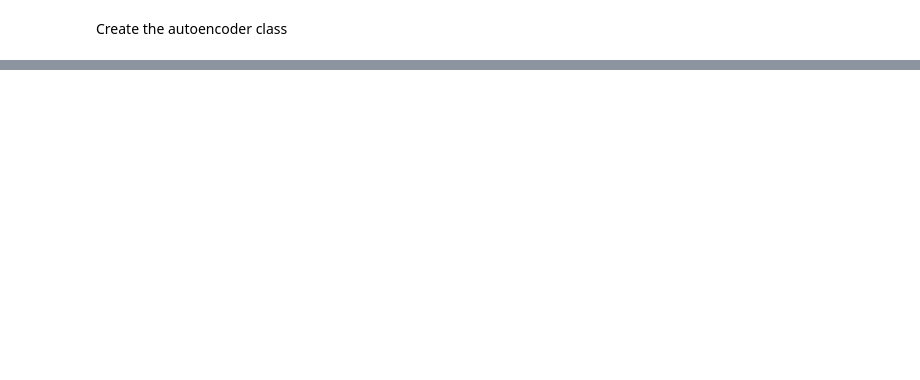
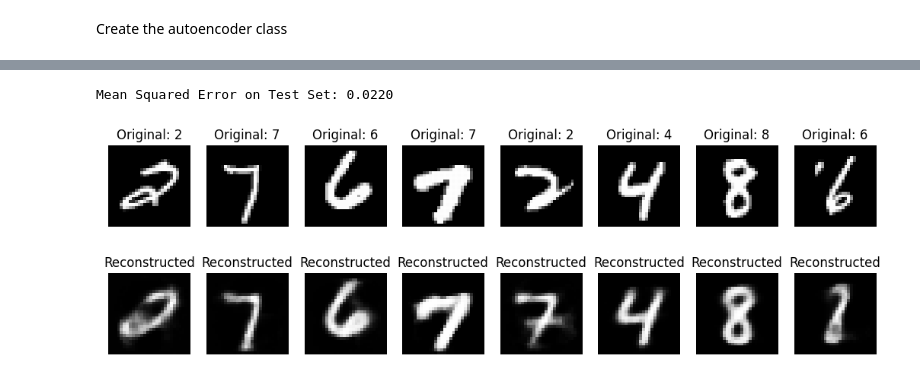
Before and after one commit to Hr15h1/da_assignment_III, a Jupyter notebook: nb_01.ipynb, the cells around one changed output, grey strips where cells are left out. Cells and saved outputs as stored; diff of their text form; code cells hidden in the pictures; blank space fills up the shorter version.

```diff
--- a/nb_01.ipynb
+++ b/nb_01.ipynb
@@ -389,0 +337,22 @@ for epoch in range(epochs):
+# %%
+class AutoEncoder(Model):
+    def __init__(self):
+        super().__init__()
+        self.encoder = Sequential([
+            layers.Dense(128, activation='relu', input_shape=(784,)),
+            layers.Dense(64, activation='relu'),
+            layers.Dense(32, activation='relu'),
+            layers.Dense(8, activation='relu') #latent space
+        ])
+
+        self.decoder = Sequential([
+            layers.Dense(32, activation='relu', input_shape=(8,)),
+            layers.Dense(64, activation='relu'),
+            layers.Dense(128, activation='relu'),
+            layers.Dense(784, activation='sigmoid')
+        ])
+
+    def call(self, x):
+        encoded = self.encoder(x)
+        decoded = self.decoder(encoded)
+        return decoded
@@ -389,0 +374,3 @@ for epoch in range(epochs):
+# %%
+loss_fn = nn.MSELoss()
+optimizer3 = torch.optim.Adam(model3.parameters(), lr=1e-3, weight_decay=1e-5)
@@ -389,0 +450,35 @@ for epoch in range(epochs):
+# %%
+with torch.no_grad():
+    test_mse = 0
+    for test_images, _ in test_loader:
+        test_images = test_images.view(-1, 28*28).to(device)
+        test_outputs = model3(test_images, training=False)
+        test_loss = loss_fn(test_outputs, test_images)
+        test_mse += test_loss.item()
+
+    best_model_loss = test_mse / len(test_loader)
+    print(f"Mean Squared Error on Test Set: {best_model_loss:.4f}")
+# %% [output]
+Mean Squared Error on Test Set: 0.0220
+# %%
+for images, labels in train_loader:
+    plt.figure(figsize=(13, 4))
+    for i in range(8):
+        plt.subplot(2,8,i+1)
+        plt.imshow(images[i].numpy().squeeze(), cmap='gray')
+        plt.axis('off')
+        plt.title(f'Original: {labels[i].item()}')
+
+        images_reshaped = images.view(-1, 28*28).to(device)
+        with torch.no_grad():
+            reconstructed = model3(images_reshaped, training=False)
+        reconstructed = reconstructed.view(-1, 1, 28, 28).cpu()
+
+        plt.subplot(2,8,i+9)
+        plt.imshow(reconstructed[i].numpy().squeeze(), cmap='gray')
+        plt.axis('off')
+        plt.title('Reconstructed')
+    plt.show()
+    break
+# %% [output]
+[figure, added]
```
Also changed, not shown: parts of 39 cells of this notebook, 5 other files.
